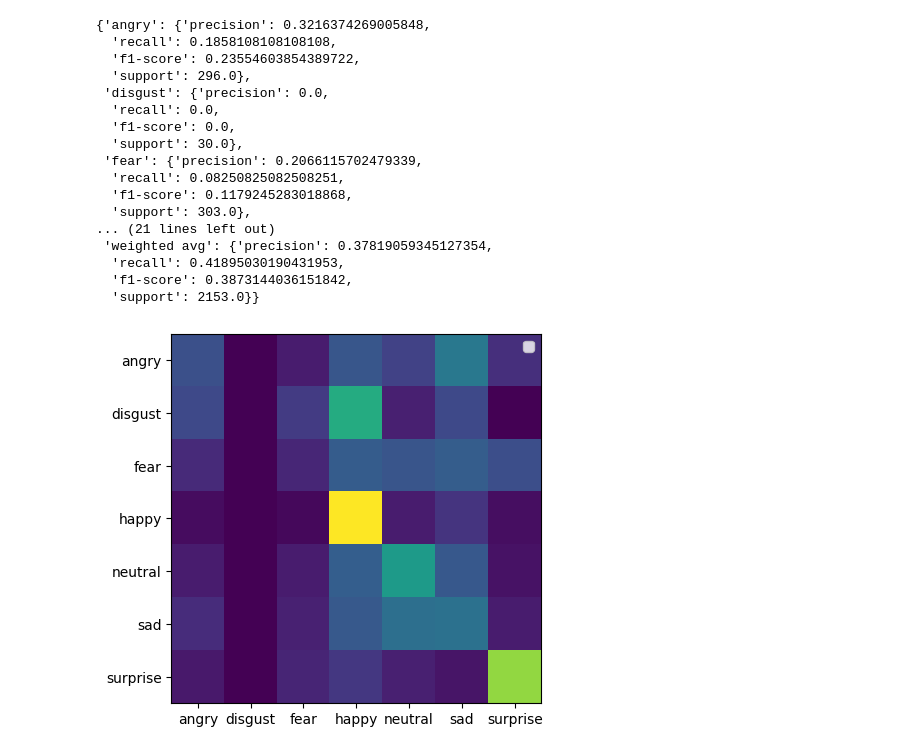
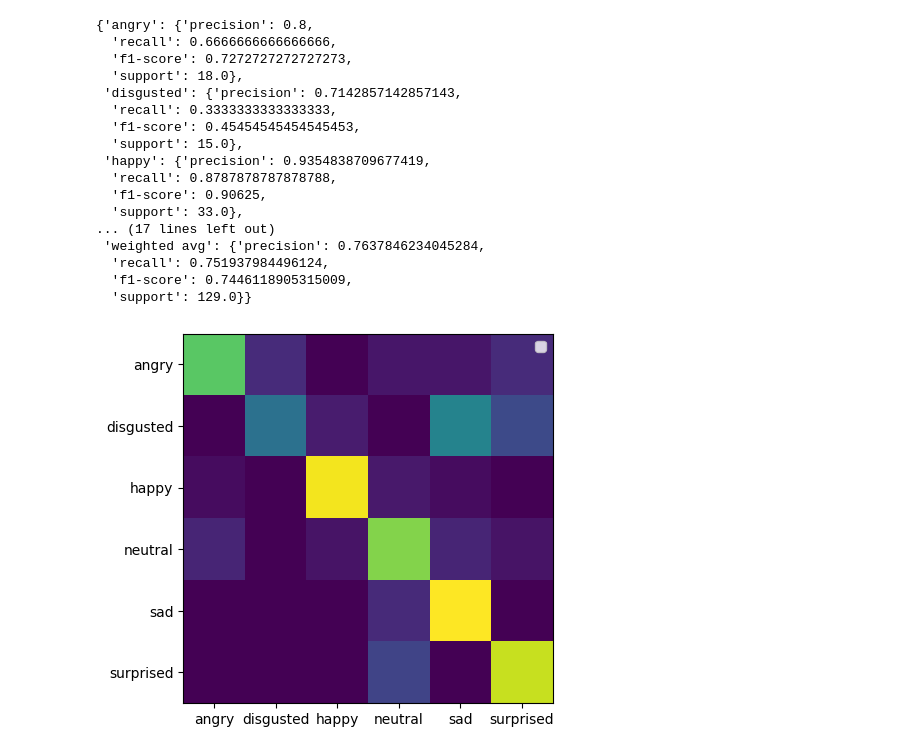
Before and after one commit to DavinTristanIeson/Semester7-DeepLearning, a Jupyter notebook: train.ipynb, the cells around one changed output. Cells and saved outputs as stored; diff of their text form; code cells hidden in the pictures.

```diff
--- a/train.ipynb
+++ b/train.ipynb
@@ -30,7 +30,7 @@ dataset = tf.data.Dataset.from_tensor_slices((df, labels))
 train_dataset, test_dataset = keras.utils.split_dataset(dataset, shuffle=True, seed=42, left_size=0.7)
 train_dataset, validation_dataset = keras.utils.split_dataset(train_dataset, shuffle=True, seed=42, left_size=0.7)
 
-train_dataset: tf.data.Dataset = train_dataset.shuffle(100).batch(16)
+train_dataset: tf.data.Dataset = train_dataset.repeat(5).shuffle(100).batch(16)
 test_dataset: tf.data.Dataset = test_dataset.batch(16)
 validation_dataset: tf.data.Dataset = validation_dataset.batch(16)
 
@@ -40,12 +40,12 @@ dataset
 # %%
 model = keras.Sequential([
   keras.layers.Input(shape=dataset.element_spec[0].shape),
-  keras.layers.Dense(512, activation="relu"),
-  keras.layers.Dropout(0.3),
   keras.layers.Dense(256, activation="relu"),
   keras.layers.Dropout(0.3),
+  keras.layers.Dense(128, activation="relu"),
+  keras.layers.Dropout(0.3),
   keras.layers.Dense(64, activation="relu"),
-  keras.layers.Dense(7, activation="softmax"),
+  keras.layers.Dense(6, activation="softmax"),
 ])
 
 model.compile(
@@ -77,7 +77,7 @@ Model: "sequential_5"
  Non-trainable params: 0 (0.00 B)
 # %%
 history = model.fit(
-  train_dataset, epochs=15,
+  train_dataset, epochs=20,
   validation_data=validation_dataset,
 )
 # %% [output]
@@ -105,7 +105,7 @@ confidences = model.predict(test_dataset)
 predictions = np.argmax(confidences, axis=1)
 
 labels = cast(list[int], list(test_dataset.unbatch().map(lambda x, y: y).as_numpy_iterator()))
-target_names = retina.face.FacialExpressionLabels.Fer2013
+target_names = retina.face.FacialExpressionLabels.Ours
 
 cmat = sklearn.metrics.confusion_matrix(labels, predictions, normalize="true")
 
@@ -120,21 +120,21 @@ sklearn.metrics.classification_report(labels, predictions, output_dict=True, tar
-{'angry': {'precision': 0.3216374269005848,
-  'recall': 0.1858108108108108,
-  'f1-score': 0.23554603854389722,
-  'support': 296.0},
- 'disgust': {'precision': 0.0,
-  'recall': 0.0,
-  'f1-score': 0.0,
-  'support': 30.0},
- 'fear': {'precision': 0.2066115702479339,
-  'recall': 0.08250825082508251,
-  'f1-score': 0.1179245283018868,
-  'support': 303.0},
-... (21 lines left out)
- 'weighted avg': {'precision': 0.37819059345127354,
-  'recall': 0.41895030190431953,
-  'f1-score': 0.3873144036151842,
-  'support': 2153.0}}
+{'angry': {'precision': 0.8,
+  'recall': 0.6666666666666666,
+  'f1-score': 0.7272727272727273,
+  'support': 18.0},
+ 'disgusted': {'precision': 0.7142857142857143,
+  'recall': 0.3333333333333333,
+  'f1-score': 0.45454545454545453,
+  'support': 15.0},
+ 'happy': {'precision': 0.9354838709677419,
+  'recall': 0.8787878787878788,
+  'f1-score': 0.90625,
+  'support': 33.0},
+... (17 lines left out)
+ 'weighted avg': {'precision': 0.7637846234045284,
+  'recall': 0.751937984496124,
+  'f1-score': 0.7446118905315009,
+  'support': 129.0}}
-[figure, old version]
+[figure, new version]
 # %%
 model.save(retina.filesys.EXPRESSION_RECOGNITION_MODEL_PATH)
 # %%
```
Also changed, not shown: parts of 6 cells of this notebook, 3 other files.
